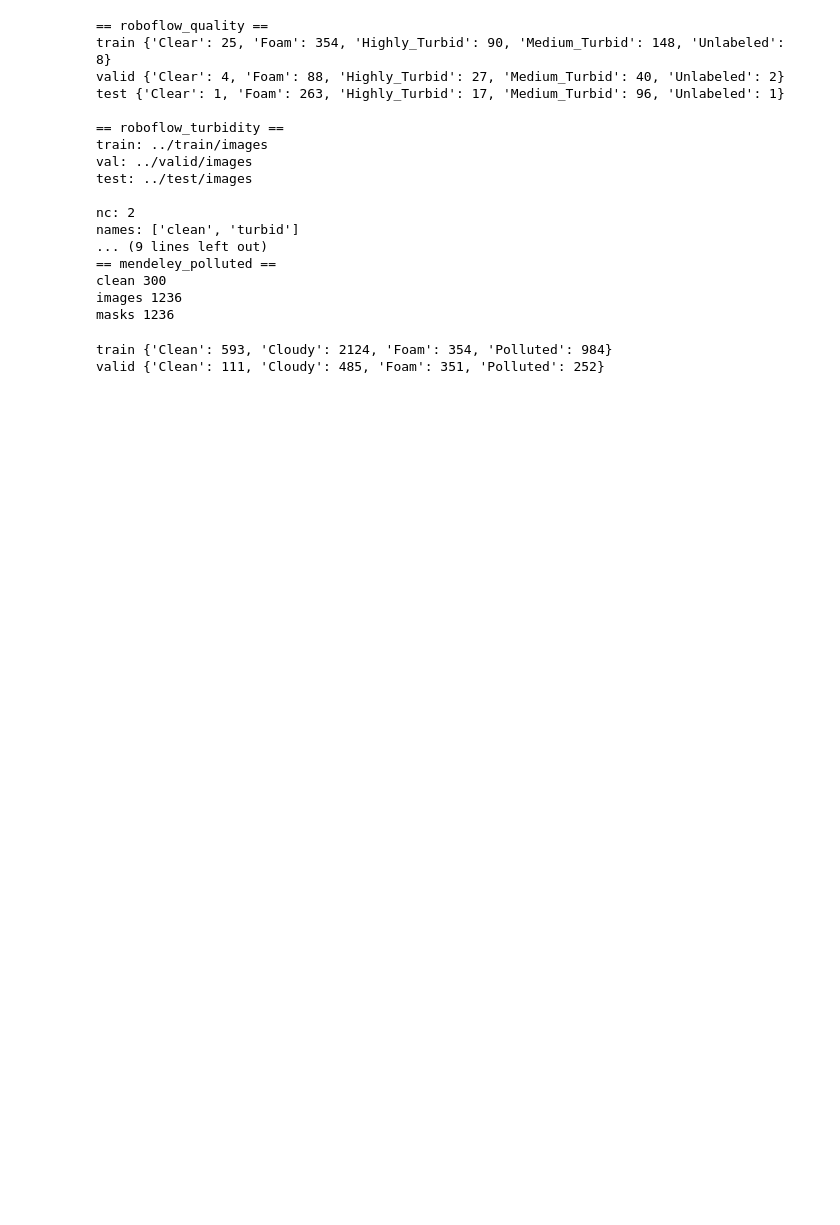
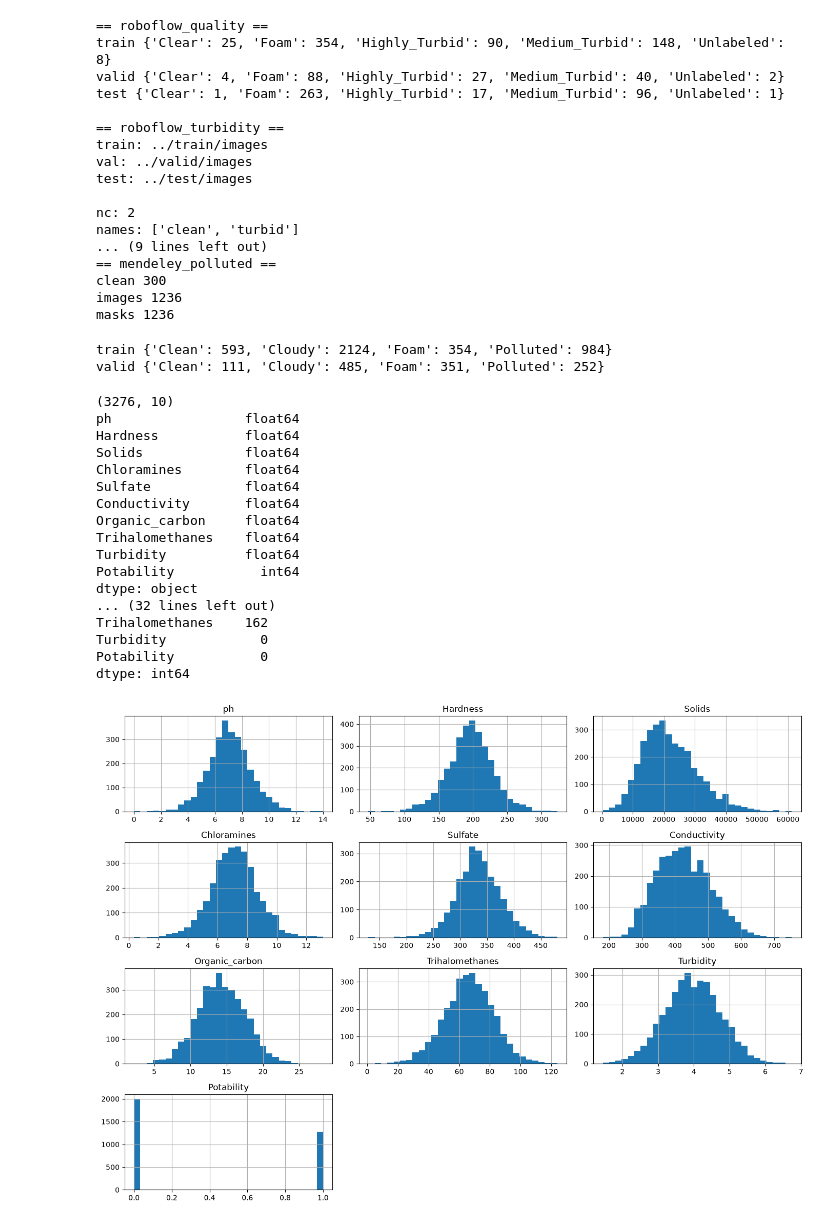
Before and after one commit to patrickseroh/Aquio, a Jupyter notebook: notebook/pipeline.ipynb, the cells around one changed output. Saved outputs shown, nothing was run; the diff lists cells and outputs as text; code cells hidden in the pictures; blank space fills up the shorter version.

```diff
--- a/notebook/pipeline.ipynb
+++ b/notebook/pipeline.ipynb
@@ -121,3 +127,39 @@ for split in ["train", "valid"]:
 # %% [output]
 train {'Clean': 593, 'Cloudy': 2124, 'Foam': 354, 'Polluted': 984}
 valid {'Clean': 111, 'Cloudy': 485, 'Foam': 351, 'Polluted': 252}
+# %%
+df = pd.read_csv("data/potability/water_potability.csv")
+
+print(df.shape)
+print(df.dtypes)
+print(df.describe().T)
+print("\nMissing values:\n", df.isna().sum())
+
+# histograms of every column
+df.hist(figsize=(14, 10), bins=30)
+plt.tight_layout()
+plt.show()
+
+# correlation between columns
+plt.figure(figsize=(9, 7))
+sns.heatmap(df.corr(), annot=True, fmt=".2f", cmap="Blues")
+plt.show()
+# %% [output]
+(3276, 10)
+ph                 float64
+Hardness           float64
+Solids             float64
+Chloramines        float64
+Sulfate            float64
+Conductivity       float64
+Organic_carbon     float64
+Trihalomethanes    float64
+Turbidity          float64
+Potability           int64
+dtype: object
+... (32 lines left out)
+Trihalomethanes    162
+Turbidity            0
+Potability           0
+dtype: int64
+[figure, added]
```
Also changed, not shown: parts of 6 cells of this notebook.
